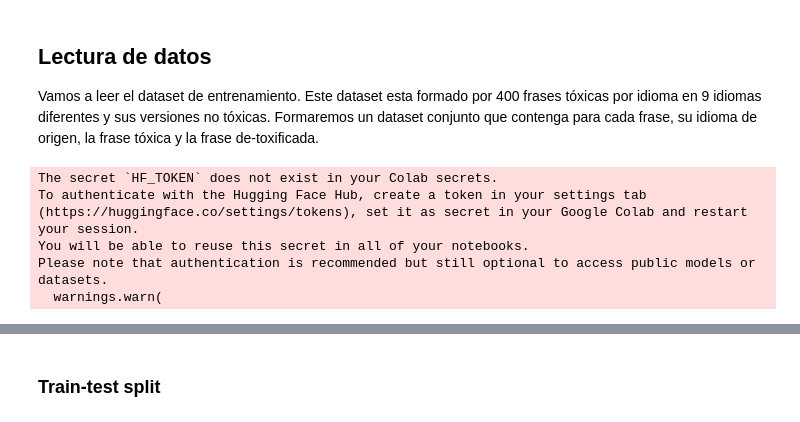
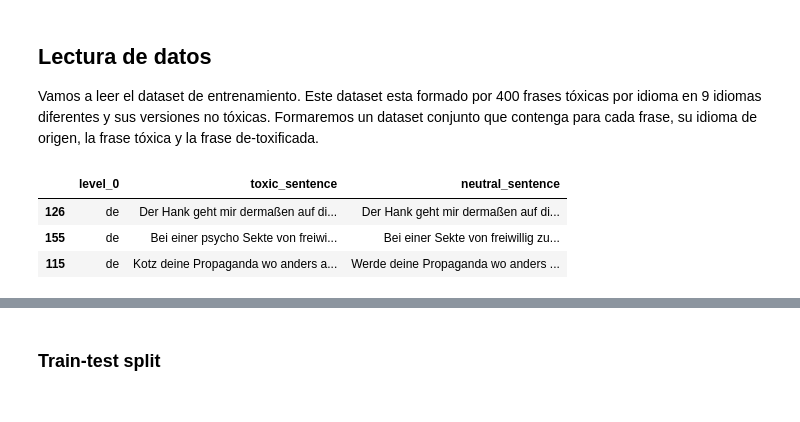
Before and after one commit to 18mgdev/nlp_detox, a Jupyter notebook: nlp_detox.ipynb, the cells around one changed output, grey strips where cells are left out. Cells and saved outputs as stored; diff of their text form; code cells hidden in the pictures.

```diff
--- a/nlp_detox.ipynb
+++ b/nlp_detox.ipynb
@@ -31,17 +31,19 @@ Vamos a leer el dataset de entrenamiento. Este dataset esta formado por 400 fras
 # %%
 splits = {'en': 'data/en-00000-of-00001.parquet', 'ru': 'data/ru-00000-of-00001.parquet', 'uk': 'data/uk-00000-of-00001.parquet', 'de': 'data/de-00000-of-00001.parquet', 'es': 'data/es-00000-of-00001.parquet', 'am': 'data/am-00000-of-00001.parquet', 'zh': 'data/zh-00000-of-00001.parquet', 'ar': 'data/ar-00000-of-00001.parquet', 'hi': 'data/hi-00000-of-00001.parquet'}
 df_en = pd.read_parquet("hf://datasets/textdetox/multilingual_paradetox/" + splits["en"])
 df_uk = pd.read_parquet("hf://datasets/textdetox/multilingual_paradetox/" + splits["uk"])
 df_ru = pd.read_parquet("hf://datasets/textdetox/multilingual_paradetox/" + splits["ru"])
 df_de = pd.read_parquet("hf://datasets/textdetox/multilingual_paradetox/" + splits["de"])
 df_es = pd.read_parquet("hf://datasets/textdetox/multilingual_paradetox/" + splits["es"])
 df_am = pd.read_parquet("hf://datasets/textdetox/multilingual_paradetox/" + splits["am"])
 df_zh = pd.read_parquet("hf://datasets/textdetox/multilingual_paradetox/" + splits["zh"])
 df_ar = pd.read_parquet("hf://datasets/textdetox/multilingual_paradetox/" + splits["ar"])
 df_hi = pd.read_parquet("hf://datasets/textdetox/multilingual_paradetox/" + splits["hi"])
+
+df_hf = pd.concat([df_en, df_uk, df_ru, df_de, df_es, df_am, df_zh, df_ar, df_hi], keys=['en','uk', 'ru', 'de', 'es', 'am', 'zh-cn', 'ar', 'hi']).reset_index(level=[0])
+df_hf.sample(3)
 # %% [output]
-The secret `HF_TOKEN` does not exist in your Colab secrets.
-To authenticate with the Hugging Face Hub, create a token in your settings tab (https://huggingface.co/settings/tokens), set it as secret in your Google Colab and restart your session.
-You will be able to reuse this secret in all of your notebooks.
-Please note that authentication is recommended but still optional to access public models or datasets.
-  warnings.warn(
+|  | level_0 | toxic_sentence | neutral_sentence |
+| 126 | de | Der Hank geht mir dermaßen auf di... | Der Hank geht mir dermaßen auf di... |
+| 155 | de | Bei einer psycho Sekte von freiwi... | Bei einer Sekte von freiwillig zu... |
+| 115 | de | Kotz deine Propaganda wo anders a... | Werde deine Propaganda wo anders ... |
```
Also changed, not shown: parts of 14 cells of this notebook.
